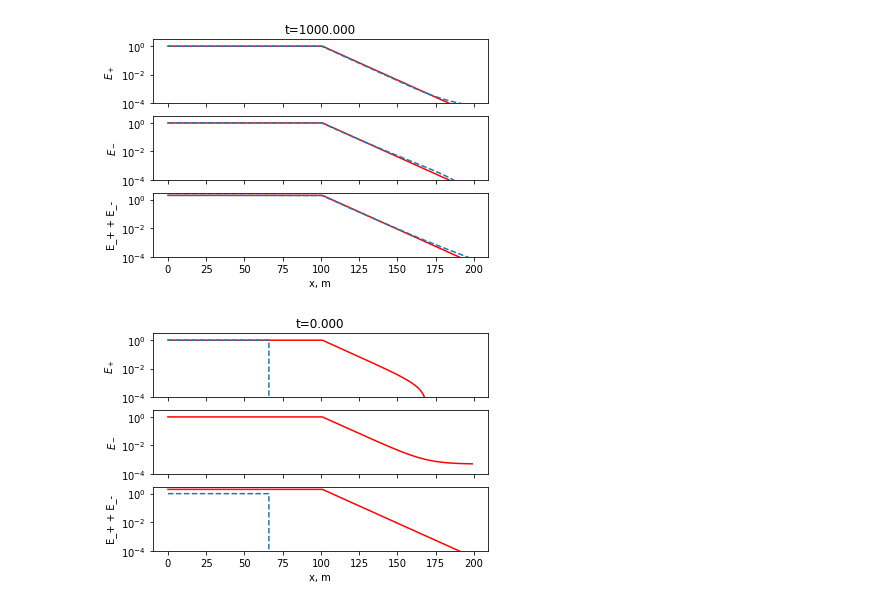
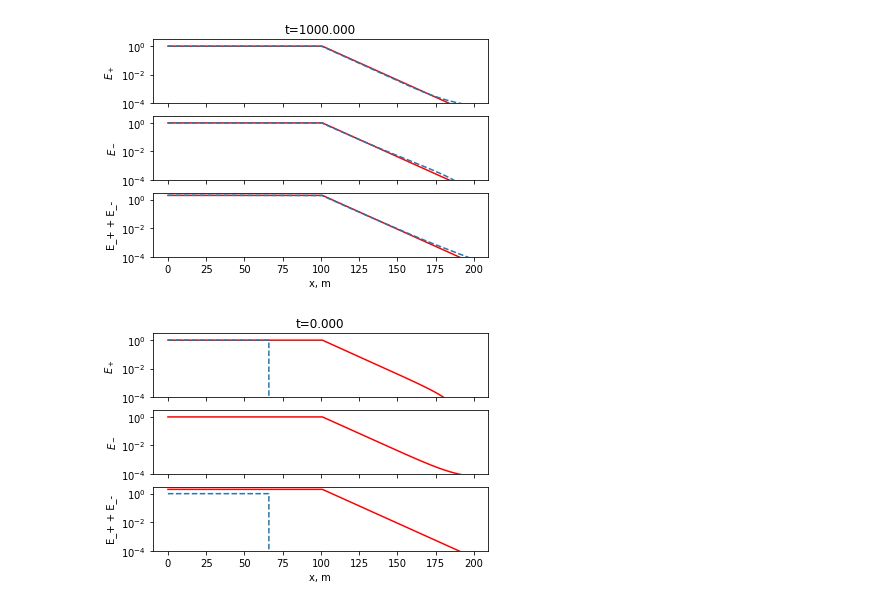
Before and after one commit to tdcwilliams/pywave, a Jupyter notebook: notebooks/energy_transport/energy_transfer_2dirns.ipynb, the cells around one changed output. Saved outputs shown, nothing was run; the diff lists cells and outputs as text; code cells hidden in the pictures.

```diff
--- a/notebooks/energy_transport/energy_transfer_2dirns.ipynb
+++ b/notebooks/energy_transport/energy_transfer_2dirns.ipynb
@@ -6,7 +6,7 @@ from matplotlib import pyplot as plt
 from pywave.energy_transport.lib import solve_2d_ode_spectral
 from pywave.energy_transport.energy_transfer_2dirns import EnergyTransfer2Dirns
 # %%
-class ET2dirnsManager(EnergyTransfer2Dirns):
+class ET2DirnsManager(EnergyTransfer2Dirns):
     def __init__(self, dx, dt, cg,
                  neumann=True,
                  u_in=1,
@@ -78,28 +78,7 @@ class ET2dirnsManager(EnergyTransfer2Dirns):
         figname = os.path.join(self.outdir, 'et2d_%3.3i.png' %n)
         plt.savefig(figname)
 
-    def step_with_bcs(self):
-        nghost = 3
-        n = self.nx + 2*nghost
-        s = slice(nghost, -nghost)
-        def pad(vec, val, dtype=float):
-            padded = np.full((n,), val)
-            padded[s] = vec[:]
-            return padded
-        upad = pad(self.u, self.u_in)
-#         print(self.u)
-#         print(upad)
-        vpad = pad(self.v, 0.)
-        cgpad = pad(self.cg, self.cg[0])
-        apad = pad(self.alpha, 0.)
-        gpad = pad(self.gamma, 0.)
-        upad, vpad = self.step(upad, vpad, cgpad, apad, gpad)
-#         print(upad)
-#         print(vpad[-15:])
-        self.u = upad[s]
-        self.v = vpad[s]
-
-    def step_simple(self):
+    def step_manager(self):
         self.u, self.v = self.step(
             self.u, self.v, self.cg, self.alpha, self.gamma,
             neumann=self.neumann, u_in=self.u_in)
@@ -108,8 +87,7 @@ class ET2dirnsManager(EnergyTransfer2Dirns):
         if self.outdir is not None:
             print(f"Saving figs in {self.outdir}")
         for n in range(1, self.nt+1):
-#             self.step_with_bcs()
-            self.step_simple()
+            self.step_manager()
             if n%reps != 0: continue
             print(f"Plotting step {n} out of {self.nt}")
             self.plot_step(n)
@@ -184,23 +162,23 @@ Plotting step 10000 out of 10000
 # %%
 # no dissipation
 # - split-step solver with larger time step
 # - final results not very sensible
-et2d = ET2dirnsManager(
+et2d = ET2DirnsManager(
     dx, dt, cg,
     reflection_coefficient=refl,
     alpha=alpha,
-    gamma=gamma + alpha*1e-3,
+    gamma=gamma + alpha*1e-4,
     nx=200,
     nt=10e3,
     outdir="figs_aniso_split",
     aniso=True,
     scheme="lax_wendroff",
     limiter="superbee",
     u_correction_scheme="split_step",
     neumann=False,
     u_in=1,
     )
 et2d.plot_step(0)
 # et2d.run(reps=50)
 # %% [output]
-[figure, old version]
+[figure, new version]
```
Also changed, not shown: parts of 1 cell of this notebook.
